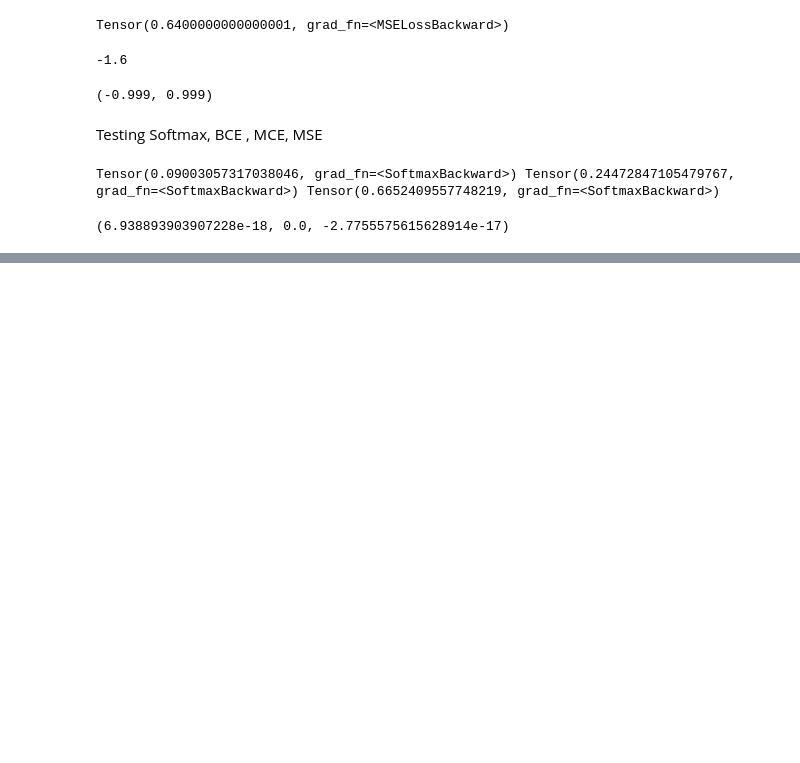
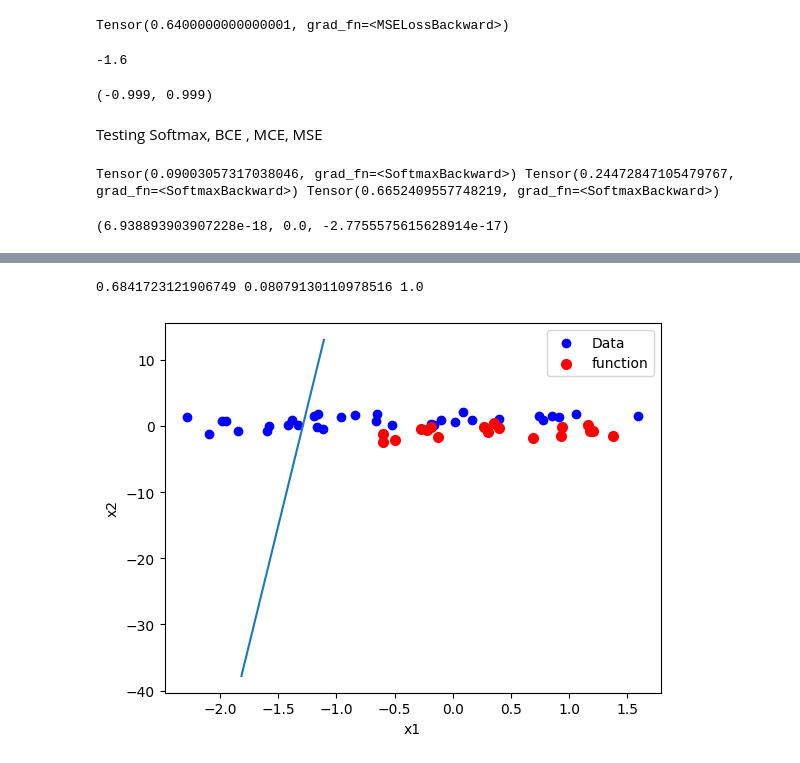
Before and after one commit to jung1ek/my_grad, a Jupyter notebook: tensor/test.ipynb, the cells around one changed output, grey strips where cells are left out. Saved outputs shown, nothing was run; the diff lists cells and outputs as text; code cells hidden in the pictures; blank space fills up the shorter version.

```diff
--- a/tensor/test.ipynb
+++ b/tensor/test.ipynb
@@ -172,0 +208,10 @@ logits[0].grad, logits[1].grad, logits[2].grad
+# %%
+# now lets learn that boundry and parameter from linear regression; binary classification
+X = [[x1,x2] for x1,x2 in zip(x1,x2)]
+y = y
+# %%
+# Model
+from nn import Neuron
+from function import Sigmoid
+model = Neuron(num_features=2,act=Sigmoid)
+loss_fn = BCELoss()
@@ -172,0 +251,23 @@ logits[0].grad, logits[1].grad, logits[2].grad
+# %%
+w1,w2,bias = model.parameters()
+print(w1.data,w2.data,bias.data)
+# %% [output]
+0.6841723121906749 0.08079130110978516 1.0
+# %%
+# decision boundry for learning
+# linear sepration line ; wx+b = 0
+# x1 = -w2x2-b/w1; x2 = -w1x1-b/w2
+x_1 = np.linspace(-3,3,10)
+x_2 = np.linspace(-3,3,10)
+d_x2 = (-(w1.data*x_1)-bias.data)/w2.data
+d_x1 = (-(w2.data*x_2)-bias.data)/w1.data
+# %%
+plt.scatter(x1[y==0],x2[y==0],label="Data", color="blue")
+plt.scatter(x1[y==1],x2[y==1],color="red",label="function",linewidth=2)
+plt.plot(d_x1,d_x2)
+plt.xlabel("x1")
+plt.ylabel("x2")
+plt.legend()
+plt.show()
+# %% [output]
+[figure, added]
```
Also changed, not shown: parts of 16 cells of this notebook, 5 other files.
